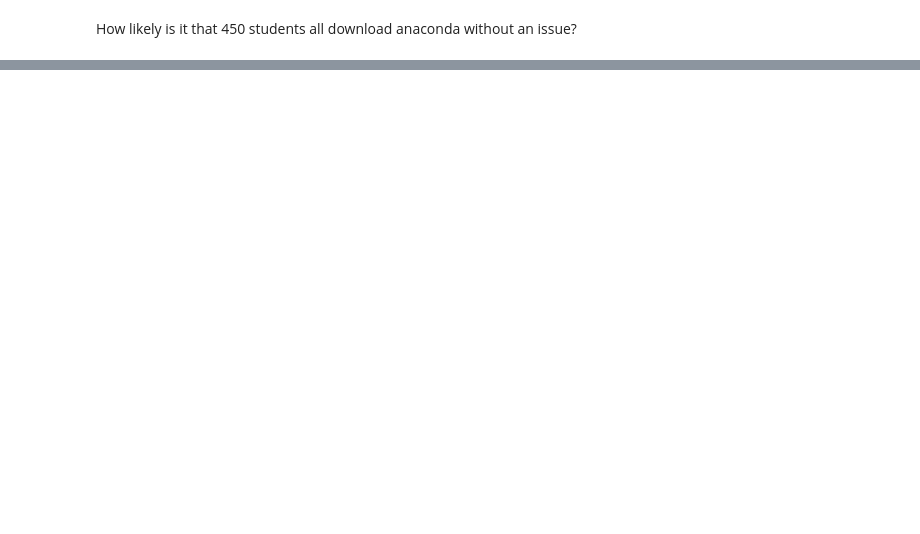
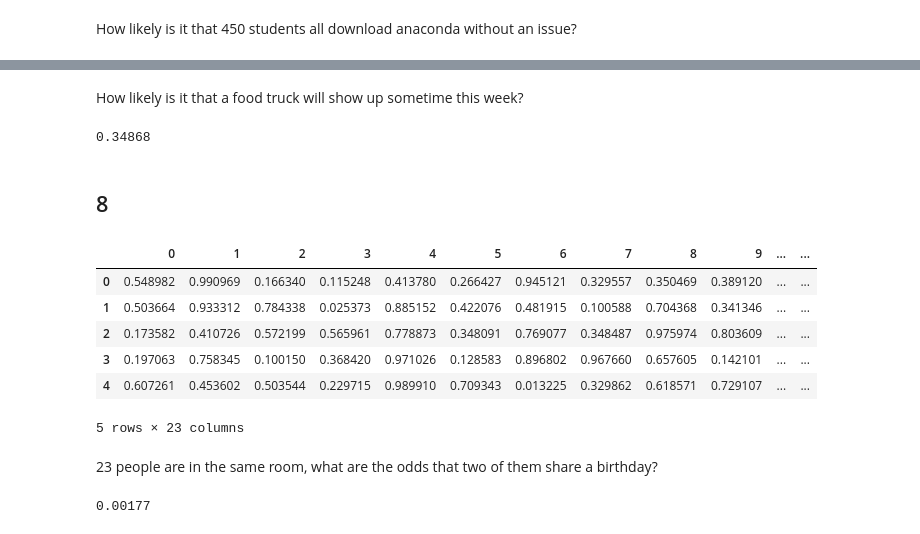
Before and after one commit to hinzle/statistics-exercises, a Jupyter notebook: simulation.ipynb, the cells around one changed output, grey strips where cells are left out. Cells and saved outputs as stored; diff of their text form; code cells hidden in the pictures; blank space fills up the shorter version.

```diff
--- a/simulation.ipynb
+++ b/simulation.ipynb
@@ -210,0 +274,25 @@ trucks.head()
+# %% [markdown]
+How likely is it that a food truck will show up sometime this week?
+# %%
+((trucks>0.7).sum(axis=1)>1).mean()
+# %% [output]
+0.34868
+# %% [markdown]
+## 8
+# %%
+bdays = pd.DataFrame(np.random.rand(10**5,23))
+bdays.head()
+# %% [output]
+|  | 0 | 1 | 2 | 3 | 4 | 5 | 6 | 7 | 8 | 9 | ... | ... |
+| 0 | 0.548982 | 0.990969 | 0.166340 | 0.115248 | 0.413780 | 0.266427 | 0.945121 | 0.329557 | 0.350469 | 0.389120 | ... | ... |
+| 1 | 0.503664 | 0.933312 | 0.784338 | 0.025373 | 0.885152 | 0.422076 | 0.481915 | 0.100588 | 0.704368 | 0.341346 | ... | ... |
+| 2 | 0.173582 | 0.410726 | 0.572199 | 0.565961 | 0.778873 | 0.348091 | 0.769077 | 0.348487 | 0.975974 | 0.803609 | ... | ... |
+| 3 | 0.197063 | 0.758345 | 0.100150 | 0.368420 | 0.971026 | 0.128583 | 0.896802 | 0.967660 | 0.657605 | 0.142101 | ... | ... |
+| 4 | 0.607261 | 0.453602 | 0.503544 | 0.229715 | 0.989910 | 0.709343 | 0.013225 | 0.329862 | 0.618571 | 0.729107 | ... | ... |
+5 rows × 23 columns
+# %% [markdown]
+23 people are in the same room, what are the odds that two of them share a birthday?
+# %%
+((bdays<=1/365.25).sum(axis=1)>=2).mean()
+# %% [output]
+0.00177
```
Also changed, not shown: parts of 53 cells of this notebook.
